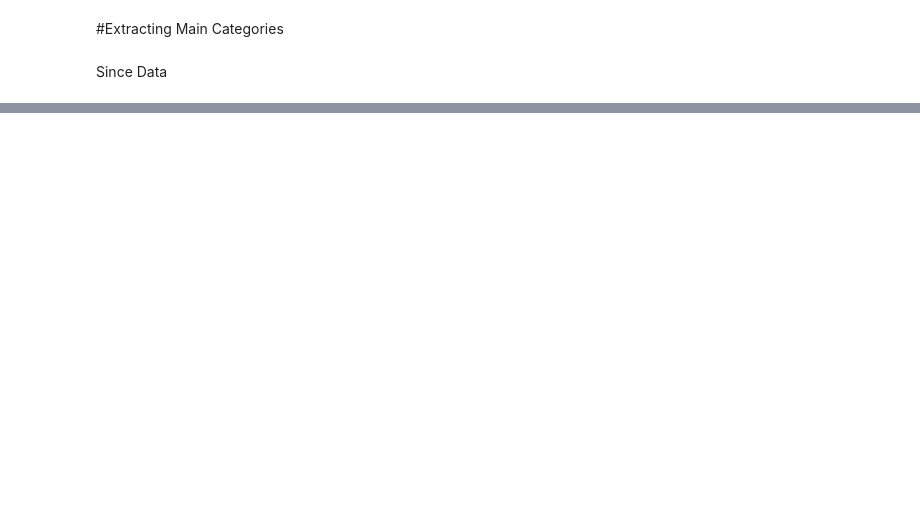
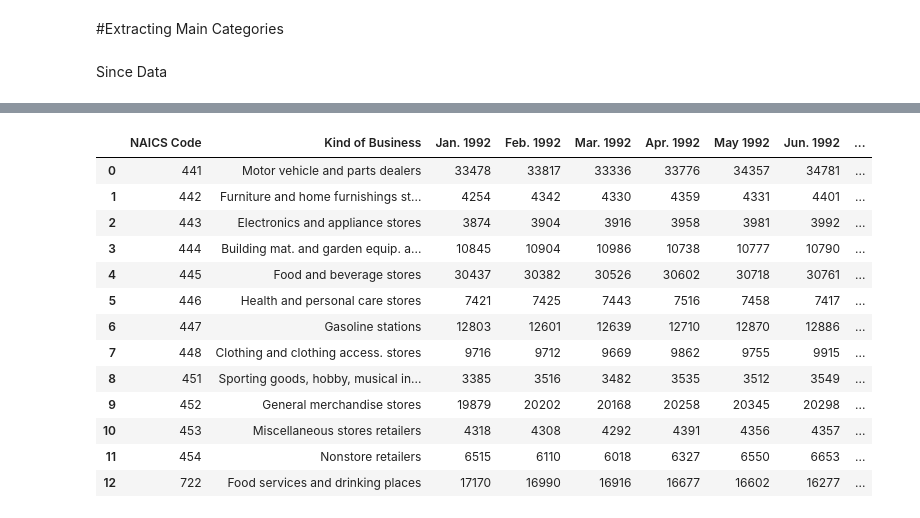
Before and after one commit to lawbringr/US-Retail-Sales, a Jupyter notebook: US_Retail.ipynb, the cells around one changed output, grey strips where cells are left out. Drawn from its saved outputs; the diff is of its cells as text; code cells hidden in the pictures; blank space fills up the shorter version.

```diff
--- a/US_Retail.ipynb
+++ b/US_Retail.ipynb
@@ -52,0 +79,17 @@ df_cat['2020'][['NAICS  Code', 'NAICS Code Cat']]
+# %%
+df_cat_ad['1992']
+# %% [output]
+|  | NAICS Code | Kind of Business | Jan. 1992 | Feb. 1992 | Mar. 1992 | Apr. 1992 | May 1992 | Jun. 1992 | ... |
+| 0 | 441 | Motor vehicle and parts dealers | 33478 | 33817 | 33336 | 33776 | 34357 | 34781 | ... |
+| 1 | 442 | Furniture and home furnishings st... | 4254 | 4342 | 4330 | 4359 | 4331 | 4401 | ... |
+| 2 | 443 | Electronics and appliance stores | 3874 | 3904 | 3916 | 3958 | 3981 | 3992 | ... |
+| 3 | 444 | Building mat. and garden equip. a... | 10845 | 10904 | 10986 | 10738 | 10777 | 10790 | ... |
+| 4 | 445 | Food and beverage stores | 30437 | 30382 | 30526 | 30602 | 30718 | 30761 | ... |
+| 5 | 446 | Health and personal care stores | 7421 | 7425 | 7443 | 7516 | 7458 | 7417 | ... |
+| 6 | 447 | Gasoline stations | 12803 | 12601 | 12639 | 12710 | 12870 | 12886 | ... |
+| 7 | 448 | Clothing and clothing access. stores | 9716 | 9712 | 9669 | 9862 | 9755 | 9915 | ... |
+| 8 | 451 | Sporting goods, hobby, musical in... | 3385 | 3516 | 3482 | 3535 | 3512 | 3549 | ... |
+| 9 | 452 | General merchandise stores | 19879 | 20202 | 20168 | 20258 | 20345 | 20298 | ... |
+| 10 | 453 | Miscellaneous stores retailers | 4318 | 4308 | 4292 | 4391 | 4356 | 4357 | ... |
+| 11 | 454 | Nonstore retailers | 6515 | 6110 | 6018 | 6327 | 6550 | 6653 | ... |
+| 12 | 722 | Food services and drinking places | 17170 | 16990 | 16916 | 16677 | 16602 | 16277 | ... |
```
Also changed, not shown: parts of 6 cells of this notebook.
